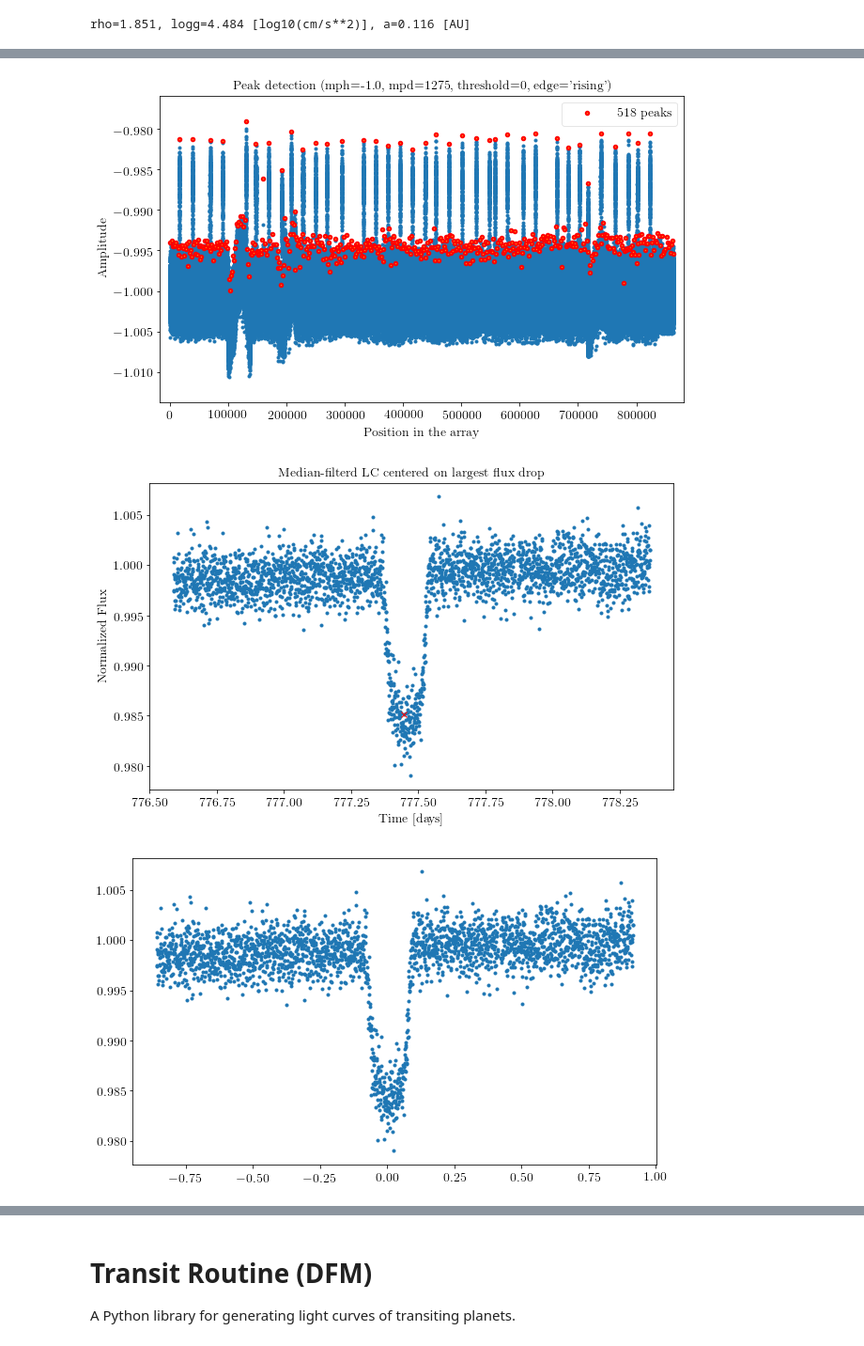
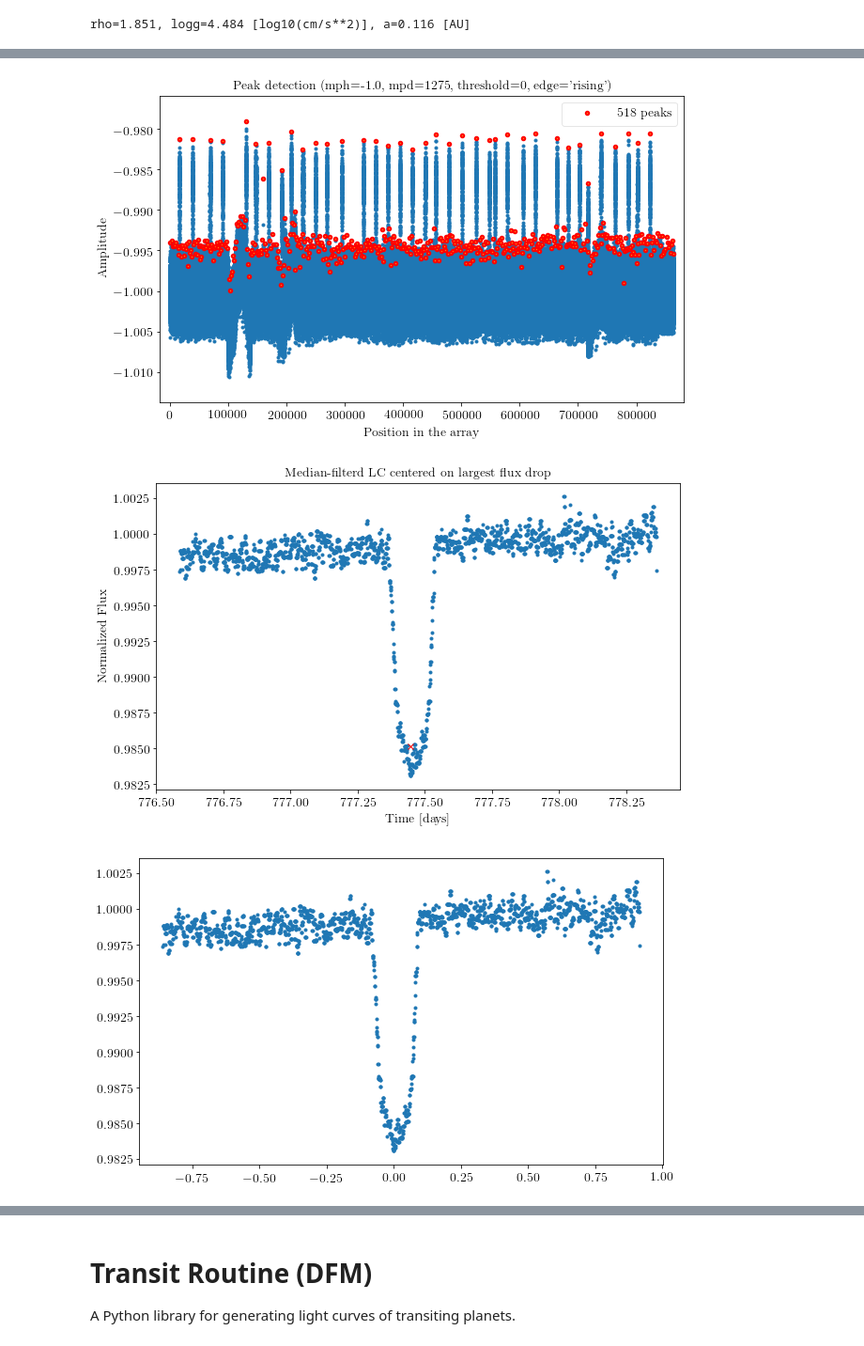
Before and after one commit to mbadenas/TFM2018, a Jupyter notebook: test_peaks.ipynb, the cells around one changed output, grey strips where cells are left out. Shown at 94% size. Cells and saved outputs as stored; diff of their text form; code cells hidden in the pictures.

```diff
--- a/test_peaks.ipynb
+++ b/test_peaks.ipynb
@@ -169,8 +157,10 @@ rho=1.851, logg=4.484 [log10(cm/s**2)], a=0.116 [AU]
 
 df = pd.read_csv(filename,sep='\t',index_col=None)
 df.columns = ["time","flux","flux_err"]
-x = df["time"]; y = df["flux"]; yerr = df["flux_err"]
-print(len(x))
+
+x = df["time"];
+y = df["flux"];
+yerr = df["flux_err"]
 
 total_days = x.iloc[-1]-x.iloc[0]
 one_day = int(len(x)/total_days) # len(x)/total_days corresponds to 1 day
@@ -190,13 +180,13 @@ time_max_peak = np.argmin(sig.medfilt(newY,13))
 tc = newX[time_max_peak]
 
 plt.figure(figsize=(10,6))
-plt.plot(newX, newY, ".",tc, newY[time_max_peak],'xr');
+plt.plot(newX, sig.medfilt(newY,9), ".",tc, newY[time_max_peak],'xr');
 plt.title('Median-filterd LC centered on largest flux drop')
 plt.ylabel("Normalized Flux"); plt.xlabel("Time [days]")
 
 # Subtract time offset
 newX-=tc
 plt.figure(figsize=(10,6))
-plt.plot(newX, newY, ".")
-np.savetxt('example_foldedLC.txt',  np.transpose([newX, newY]), fmt='%.3f', delimiter=' ')
+plt.plot(newX, sig.medfilt(newY,9), ".")
+np.savetxt('example_foldedLC.txt', np.transpose([newX, newY]), fmt='%.3f', delimiter=' ')
 # %% [output]
@@ -204,3 +193,3 @@ np.savetxt('example_foldedLC.txt',  np.transpose([newX, newY]), fmt='%.3f', deli
 [figure]
-[figure, old version]
+[figure, new version]
-[figure, old version]
+[figure, new version]
```
Also changed, not shown: parts of 35 cells of this notebook.
